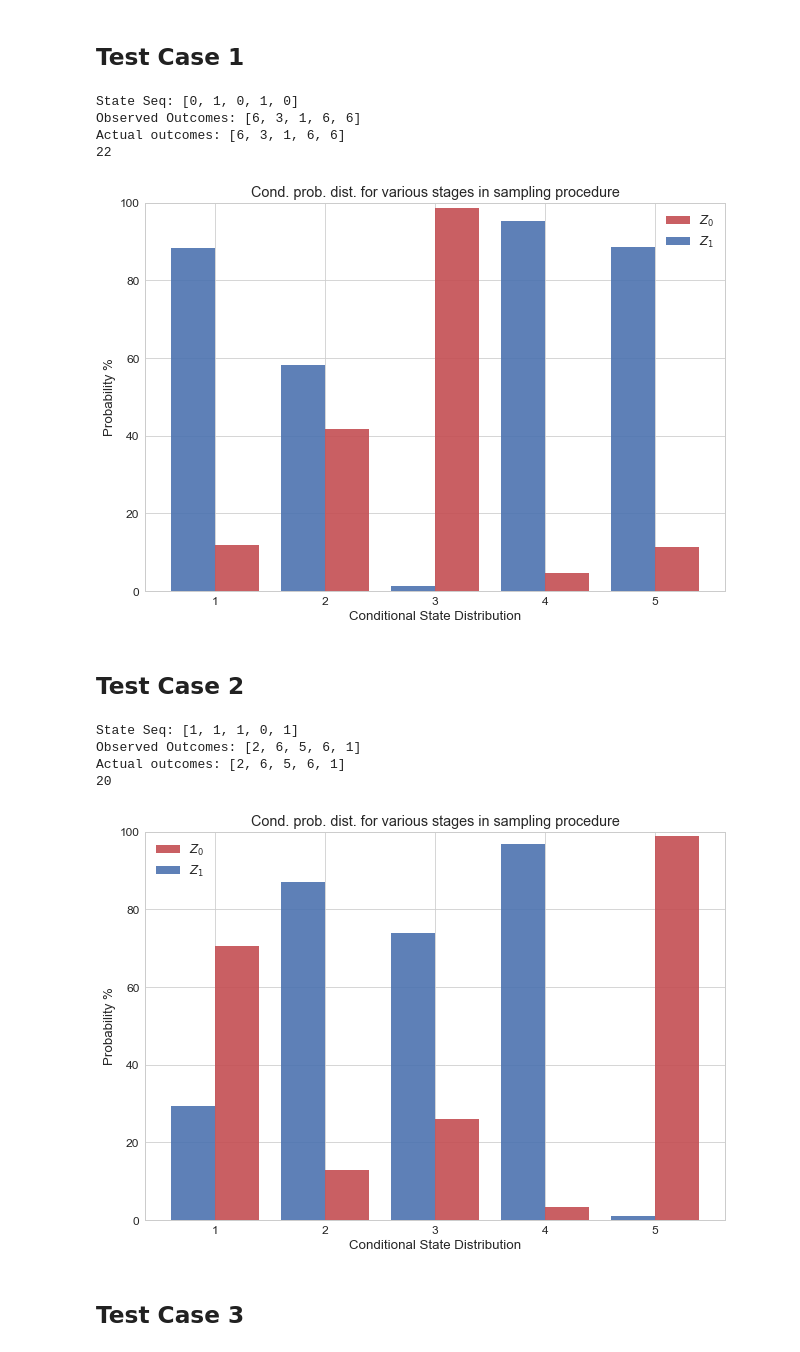
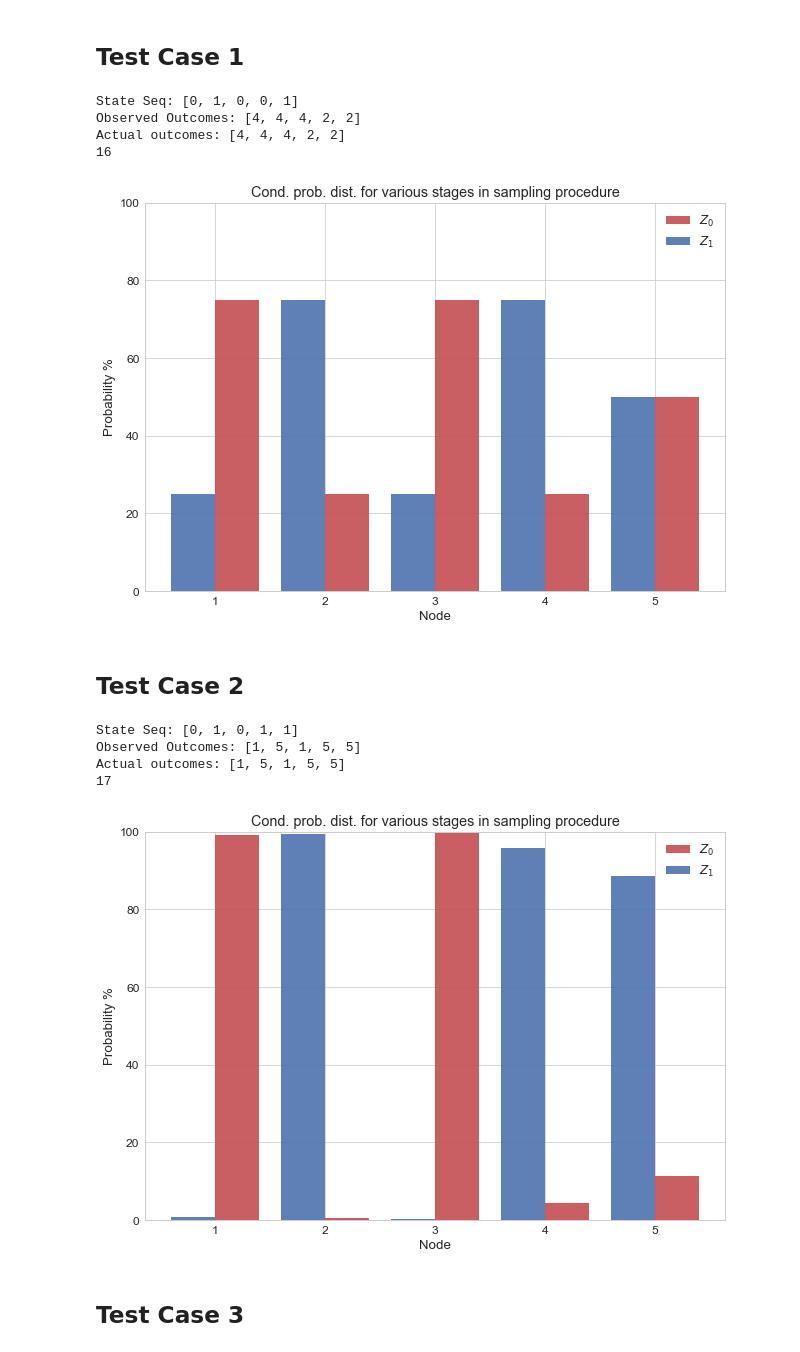
Before and after one commit to ced92/hmm, a Jupyter notebook: Assignment 2 - HMM.ipynb, the cells around one changed output. Cells and saved outputs as stored; diff of their text form; code cells hidden in the pictures.

```diff
--- a/Assignment 2 - HMM.ipynb
+++ b/Assignment 2 - HMM.ipynb
@@ -33,7 +33,7 @@ def plot_sampling_distributions(num_samples, prob_list):
     ax.set_ylim([0, 100])
     ax.set_xticks(ind)
     ax.set_ylabel('Probability %')
-    ax.set_xlabel('Conditional State Distribution')
+    ax.set_xlabel('Node')
     ax.set_title('Cond. prob. dist. for various stages in sampling procedure')
     ax.legend()
 # %%
@@ -54,7 +54,7 @@ def draw_samples_hmm(num_samples,starting_prior,dice_dist1,dice_dist2,transition
     print("Actual outcomes: {}".format(actual_outcomes))
     print(observed_sum)
 
-    return observed_outcomes, observed_sum
+    return observed_outcomes, observed_sum, hmm
 # %% [markdown]
 ## Test Case 1
 # %%
@@ -67,37 +67,38 @@ prob_observe = 1
 num_samples = 5
 
 # Sample and run inference and re-sample
-observed_outcomes, observed_sum = draw_samples_hmm(num_samples,starting_prior,dice_dist1,dice_dist2,transition_matrix,prob_observe)
+observed_outcomes, observed_sum, hmm = draw_samples_hmm(num_samples,starting_prior,dice_dist1,dice_dist2,transition_matrix,prob_observe)
 states_list, prob_list = hmm.sample_states(observed_outcomes, observed_sum)
 plot_sampling_distributions(num_samples, prob_list)
 # %% [output]
-State Seq: [0, 1, 0, 1, 0]
-Observed Outcomes: [6, 3, 1, 6, 6]
-Actual outcomes: [6, 3, 1, 6, 6]
-22
+State Seq: [0, 1, 0, 0, 1]
+Observed Outcomes: [4, 4, 4, 2, 2]
+Actual outcomes: [4, 4, 4, 2, 2]
+16
-[figure, old version]
+[figure, new version]
 # %% [markdown]
 ## Test Case 2
 # %%
 # Define parameters
 starting_prior = [1/2, 1/2]
 dice_dist1 = [90/100] + [2/100]*5
 dice_dist2 = [2.5/100]*4 + [45/100]*2
 transition_matrix = [[1/4, 3/4],[3/4, 1/4]]
 prob_observe = 1
 num_samples = 5
 
 
 # Sample and run inference and re-sample
-observed_outcomes, observed_sum = draw_samples_hmm(num_samples,starting_prior,dice_dist1,dice_dist2,transition_matrix,prob_observe)
+observed_outcomes, observed_sum, hmm = draw_samples_hmm(num_samples,starting_prior,dice_dist1,dice_dist2,transition_matrix,prob_observe)
 states_list, prob_list = hmm.sample_states(observed_outcomes, observed_sum)
 plot_sampling_distributions(num_samples, prob_list)
+plt.savefig('./state_seq_sampling_p=1.png')
 # %% [output]
-State Seq: [1, 1, 1, 0, 1]
-Observed Outcomes: [2, 6, 5, 6, 1]
-Actual outcomes: [2, 6, 5, 6, 1]
-20
+State Seq: [0, 1, 0, 1, 1]
+Observed Outcomes: [1, 5, 1, 5, 5]
+Actual outcomes: [1, 5, 1, 5, 5]
+17
-[figure, old version]
+[figure, new version]
 # %% [markdown]
 ## Test Case 3
 # %%
```
Also changed, not shown: parts of 11 cells of this notebook.
